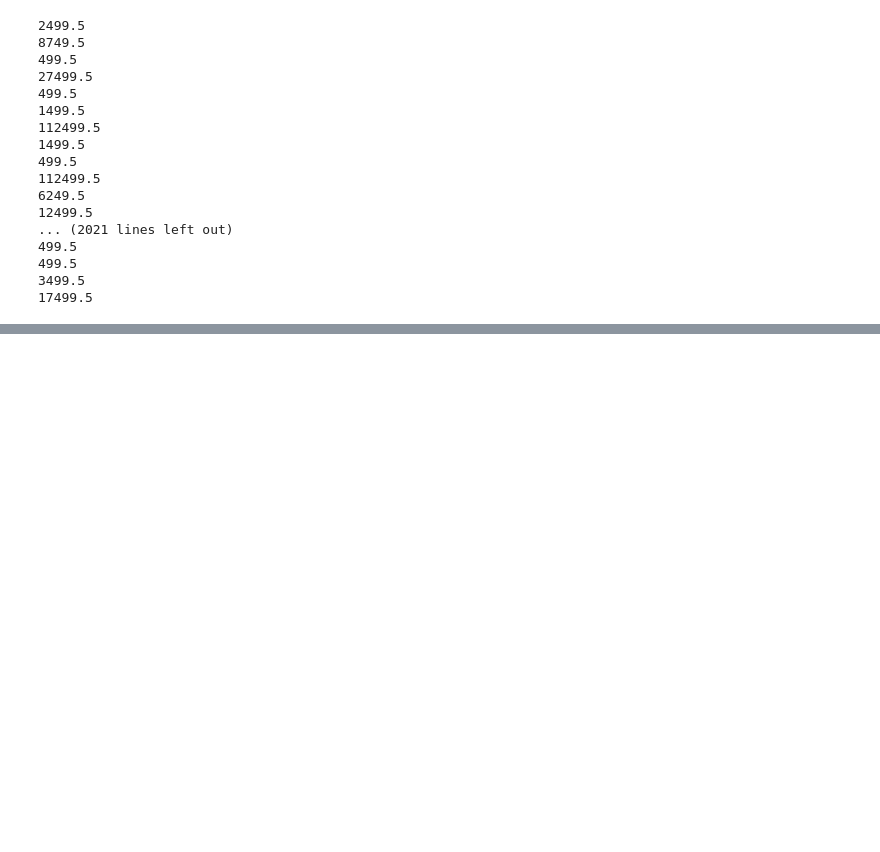
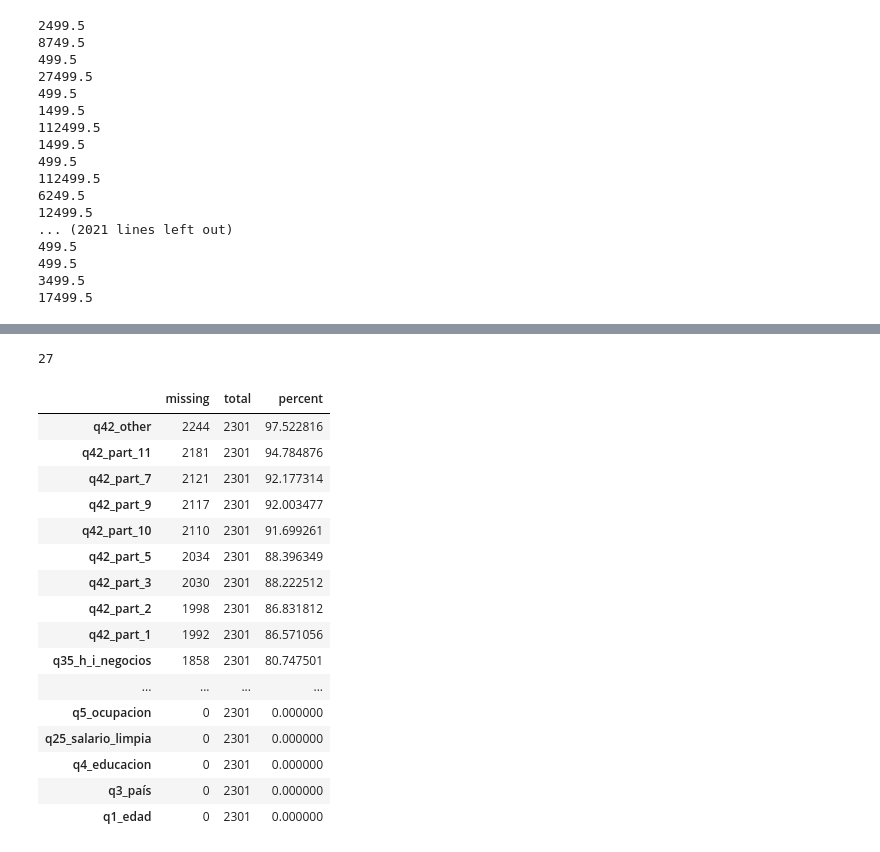
Before and after one commit to Adalab/project2-da-promo-c-modulo-2-team4, a Jupyter notebook: 03-limpieza/limpieza.ipynb, the cells around one changed output, grey strips where cells are left out. Saved outputs shown, nothing was run; the diff lists cells and outputs as text; code cells hidden in the pictures; blank space fills up the shorter version.

```diff
--- a/03-limpieza/limpieza.ipynb
+++ b/03-limpieza/limpieza.ipynb
@@ -348,0 +370,24 @@ for val in df_analistas['q25_salario_limpia']:
+# %%
+len (df_analistas["media_salario"].unique())
+# %% [output]
+27
+# %%
+df_analistas.stb.missing()
+# %% [output]
+|  | missing | total | percent |
+| q42_other | 2244 | 2301 | 97.522816 |
+| q42_part_11 | 2181 | 2301 | 94.784876 |
+| q42_part_7 | 2121 | 2301 | 92.177314 |
+| q42_part_9 | 2117 | 2301 | 92.003477 |
+| q42_part_10 | 2110 | 2301 | 91.699261 |
+| q42_part_5 | 2034 | 2301 | 88.396349 |
+| q42_part_3 | 2030 | 2301 | 88.222512 |
+| q42_part_2 | 1998 | 2301 | 86.831812 |
+| q42_part_1 | 1992 | 2301 | 86.571056 |
+| q35_h_i_negocios | 1858 | 2301 | 80.747501 |
+| ... | ... | ... | ... |
+| q5_ocupacion | 0 | 2301 | 0.000000 |
+| q25_salario_limpia | 0 | 2301 | 0.000000 |
+| q4_educacion | 0 | 2301 | 0.000000 |
+| q3_país | 0 | 2301 | 0.000000 |
+| q1_edad | 0 | 2301 | 0.000000 |
```
Also changed, not shown: parts of 7 cells of this notebook, 1 other file.
